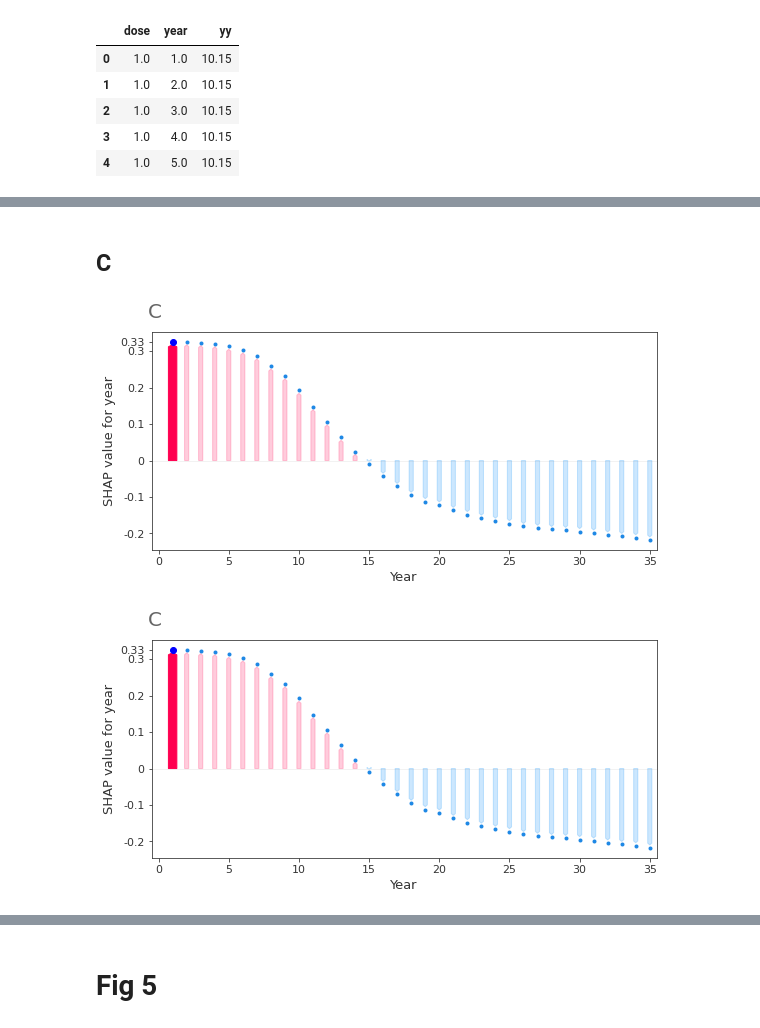
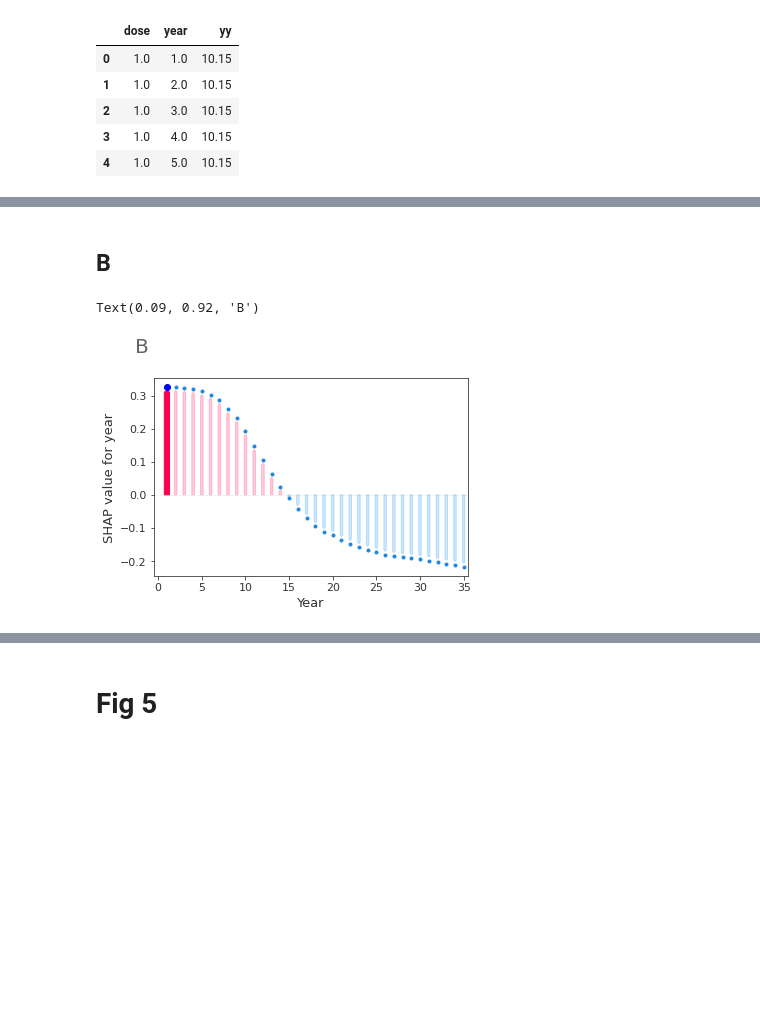
Before and after one commit to nt409/quant-res-doses, a Jupyter notebook: notebooks/10456_fig456.ipynb, the cells around one changed output, grey strips where cells are left out. Drawn from its saved outputs; the diff is of its cells as text; code cells hidden in the pictures; blank space fills up the shorter version.

```diff
--- a/notebooks/10456_fig456.ipynb
+++ b/notebooks/10456_fig456.ipynb
@@ -262,0 +263,8 @@ bd_use = (
+# %%
+WIDTH_A_B = 6
+WIDTH_C_D = 6
+# %%
+A_B_fig_loc = [0, 0, 0.9, 0.88]
+C_D_loc = [0, 0, 1, 0.95]
+# annot_pos = (0.09, 0.94)
+annot_pos = (0.09, 0.92)
@@ -372,5 +327,5 @@ shap_values[0, 'year']
 # %% [markdown]
-## C
+## B
 # %%
 plt.close('all')
 
@@ -389,11 +344,14 @@ f.patch.set_facecolor('white')
 
 ax.plot([-1, 36], [0,0], c='grey', alpha=0.1, lw=1)
 
+dy = 0.01
+dybig = 0.01
+
 plt.arrow(
     shap_values[0, "year"].data,
     0,
     0,
-    shap_values[0, "year"].values-0.008,
+    shap_values[0, "year"].values - dybig,
     length_includes_head=True,
     head_width=0.6,
     head_length=0.006,
@@ -404,10 +362,10 @@ plt.arrow(
 for year in np.arange(2,36):
 
     if shap_values[year-1, "year"].values>0:
-        eps = -0.008
+        eps = -dy
         col = (1,0,80/255)
     else:
-        eps = +0.008
+        eps = +dy
         col = (0,139/255,250/255)
 
     if abs(shap_values[year-1, "year"].values) < abs(eps):
@@ -422,41 +380,40 @@ for year in np.arange(2,36):
         head_width=0.3,
         head_length=0.005,
         width=0.3,
         alpha=0.2,
         color=col,
     )
 
 ax.scatter(shap_values[0, "year"].data, shap_values[0, "year"].values, c='b')
 
 ax.set_xlabel('Year')
 ax.set_ylabel('SHAP value for year')
 ax.set_xlim([-0.5, 35.5])
 
-ax.set_yticks([-0.2, -0.1, 0, 0.1, 0.2, 0.3, 0.325])
-ax.set_yticklabels([-0.2, -0.1, 0, 0.1, 0.2, 0.3, 0.33])
+# ax.set_yticks([-0.2, -0.1, 0, 0.1, 0.2, 0.3, 0.325])
+# ax.set_yticklabels([-0.2, -0.1, 0, 0.1, 0.2, 0.3, 0.33])
 
 ax.spines['top'].set_visible(True)
 ax.spines['right'].set_visible(True)
 
 
-f.set_figwidth(WIDTH)
+f.set_figwidth(WIDTH_A_B)
 f.set_figheight(HEIGHT)
 
-f.tight_layout(rect=[0, 0, 1, 0.95])
-
+f.tight_layout(rect=A_B_fig_loc)
 
 plt.annotate(
-    'C',
-    (0.09, 0.95),
+    'B',
+    annot_pos,
     xycoords='figure fraction',
     color=(0.4, 0.4, 0.4),
     size=20,
 )
 
 # print(pos1)
 
-f
+# f
 # %% [output]
+Text(0.09, 0.92, 'B')
-[figure, old version]
+[figure, new version]
-[figure, removed]
 # %%
```
Also changed, not shown: parts of 20 cells of this notebook, 3 other files.
